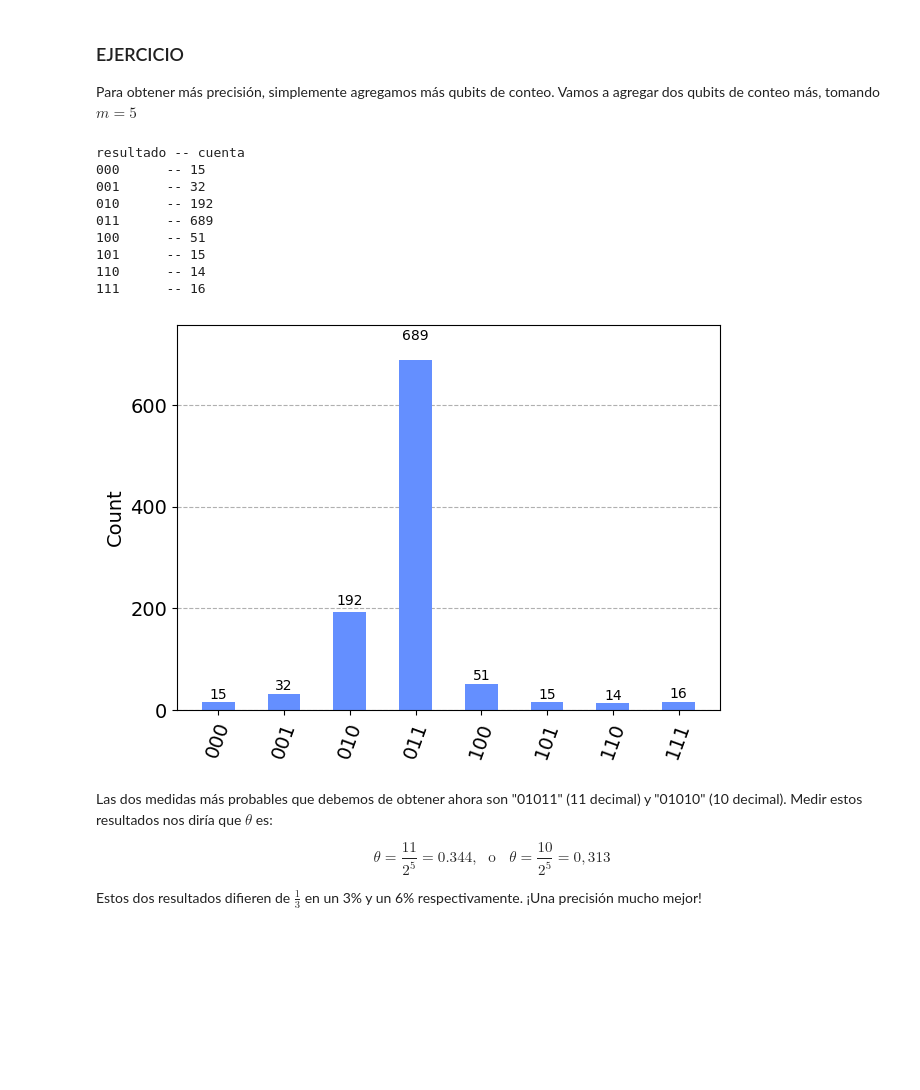
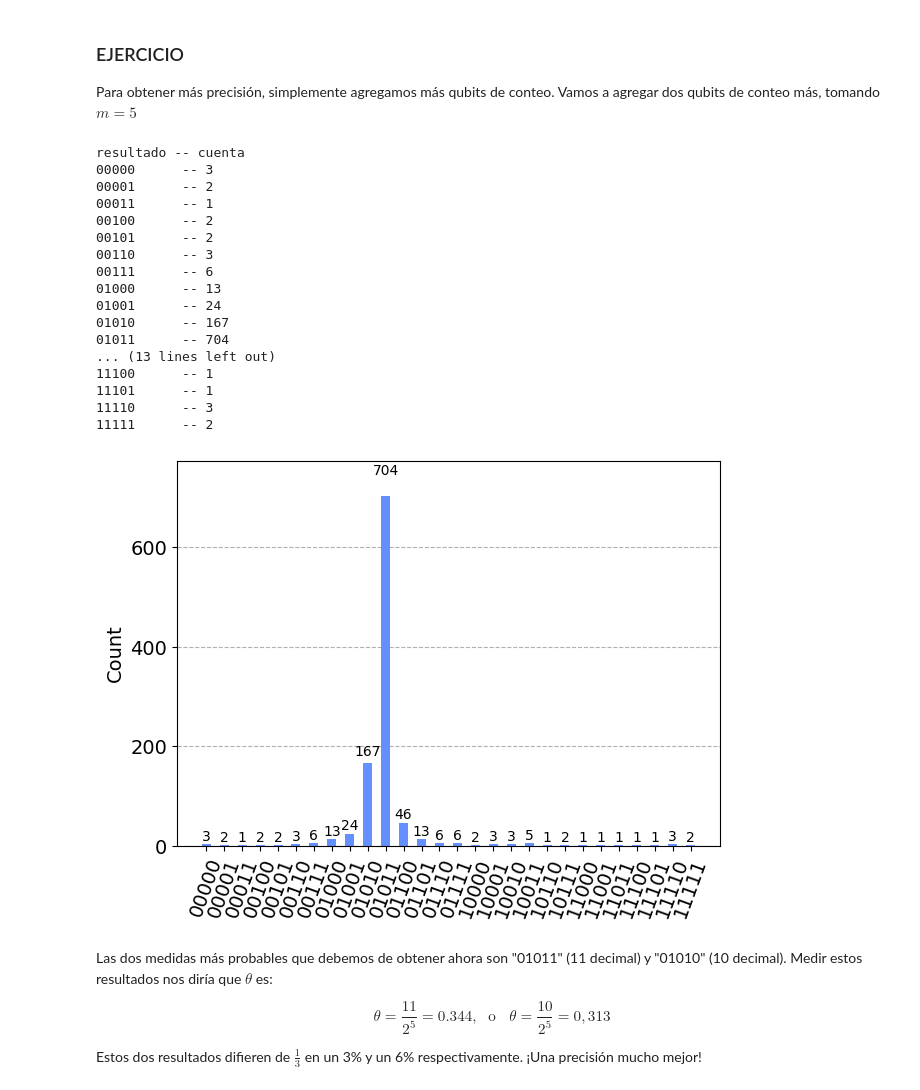
Before and after one commit to Mariomc10/AlgoritmosCuanticos, a Jupyter notebook: 11_QPE.ipynb, the cells around one changed output. Cells and saved outputs as stored; diff of their text form; code cells hidden in the pictures; blank space fills up the shorter version.

```diff
--- a/11_QPE.ipynb
+++ b/11_QPE.ipynb
@@ -164,7 +164,7 @@ m=3
 n=1
 qpe = QuantumCircuit(n+m,m)
 
-qpe.x(0)
+qpe.h(0)
 
 qpe.h(range(1,n+m))
 
@@ -298,7 +299,7 @@ Estamos esperando el resultado $\theta = 0.3333\dots$, y pero con este circuito
 
 Para obtener más precisión, simplemente agregamos más qubits de conteo. Vamos a agregar dos qubits de conteo más, tomando $m=5$
 # %%
-m=3
+m=5
 n=1
 angle=2*math.pi/3
 qpe = QuantumCircuit(n+m,m)
@@ -310,42 +311,50 @@ qpe.h(range(1,n+m))
 for ind in range(m):
     for j in range(2**ind):
         qpe.cp(angle,0,ind+1)
 
 #barrier
 qpe.barrier()
 
 # Apply inverse QFT
 qft_dagger(qpe,n,m)
 
 # Measure
 qpe.barrier()
 qpe.measure(range(1,n+m),range(m))
 
 qpe.draw("mpl",fold=-1)
 
 
 # Hacemos un transpile del circuito para el simulador
 simulador = Aer.get_backend("aer_simulator")
 tcirc = transpile(qpe,simulador)
 
 # lo corremos y obtenemos los resultados
 job = simulador.run(tcirc)
 resultados = job.result()
 
 #print numeric results con la funcion count_to_digital_values
 count_to_digital_values(resultados.get_counts())
 display(plot_histogram(resultados.get_counts()))
 # %% [output]
 resultado -- cuenta
-000      -- 15
-001      -- 32
-010      -- 192
-011      -- 689
-100      -- 51
-101      -- 15
-110      -- 14
-111      -- 16
+00000      -- 3
+00001      -- 2
+00011      -- 1
+00100      -- 2
+00101      -- 2
+00110      -- 3
+00111      -- 6
+01000      -- 13
+01001      -- 24
+01010      -- 167
+01011      -- 704
+... (13 lines left out)
+11100      -- 1
+11101      -- 1
+11110      -- 3
+11111      -- 2
-[figure, old version]
+[figure, new version]
 # %% [markdown]
 Las dos medidas más probables que debemos de obtener ahora son  "01011" (11 decimal) y "01010" (10 decimal). Medir estos resultados nos diría que $\theta$ es:
 
```
Also changed, not shown: parts of 4 cells of this notebook, 1 other file.
